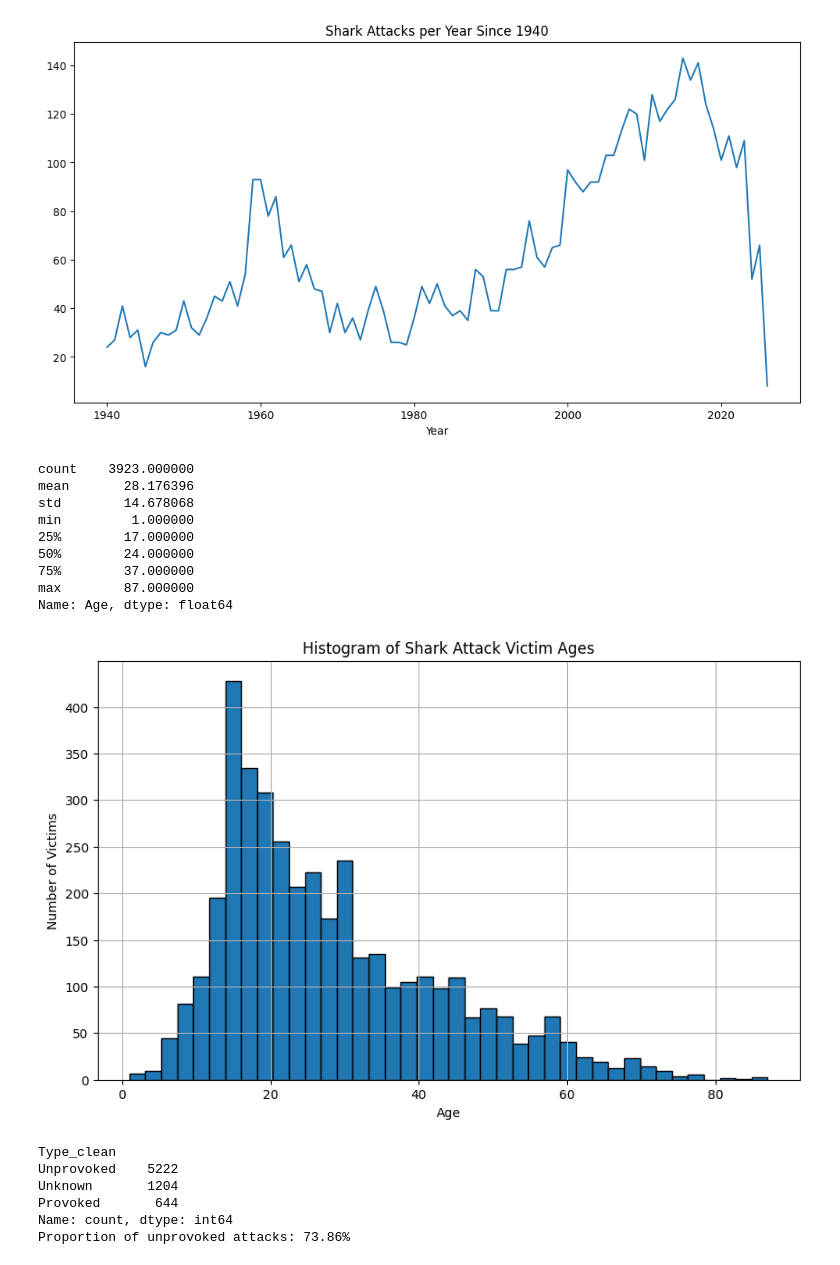
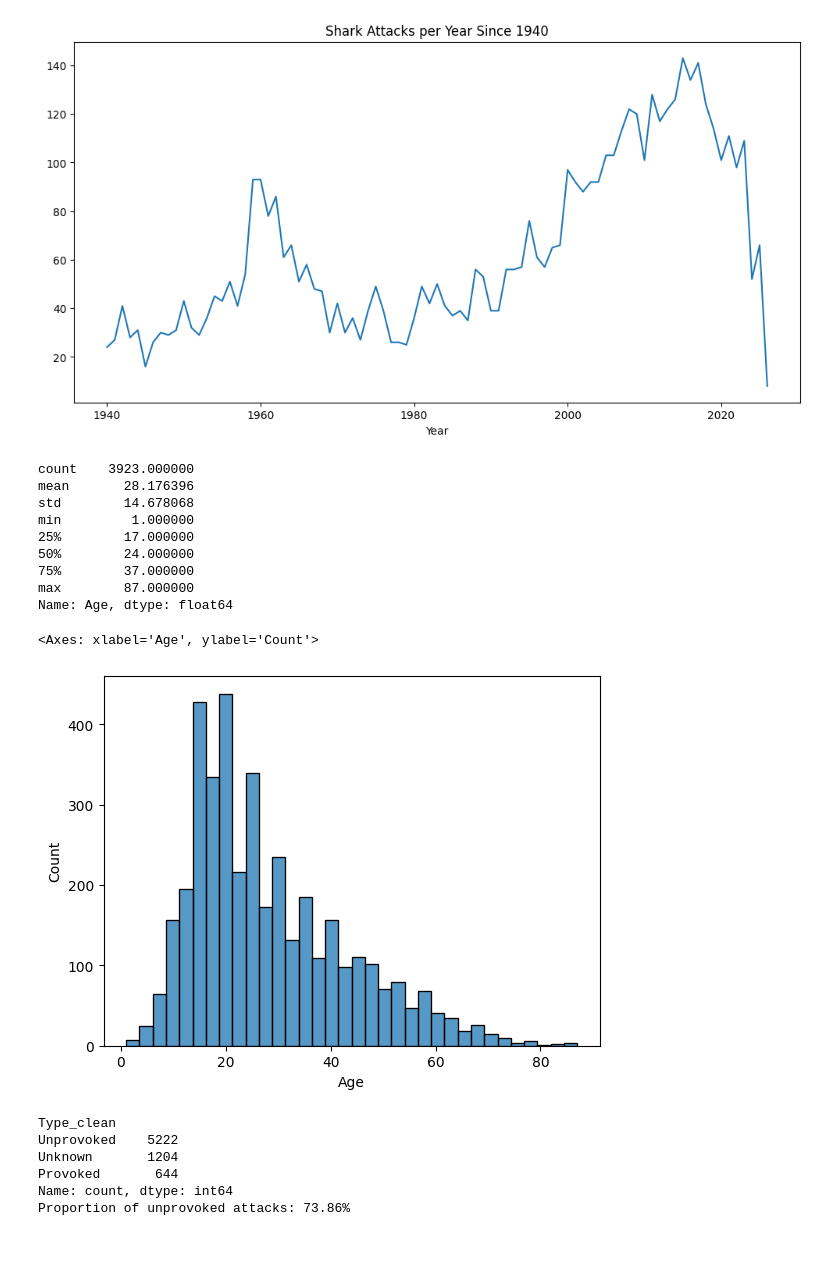
Before and after one commit to NickLarsonUVA/DS3001-programming, a Jupyter notebook: assignment/01_assignment_wrangling_and_eda.ipynb, the cells around one changed output. Drawn from its saved outputs; the diff is of its cells as text; code cells hidden in the pictures.

```diff
--- a/assignment/01_assignment_wrangling_and_eda.ipynb
+++ b/assignment/01_assignment_wrangling_and_eda.ipynb
@@ -179,29 +179,23 @@ Length: 87, dtype: int64
 # %%
 #Q2 - 5
 df['Age'].value_counts()
 #print("Missing Age values:", df['Age'].isna().sum()) #2995 missing age values
 df['Age'] = pd.to_numeric(df['Age'], errors='coerce')  # clean to numeric
 print(df['Age'].describe())  # see min, max, mean, quartiles
 
-import matplotlib.pyplot as plt #using matplot to make histogram
-
-plt.figure(figsize=(10,6))
-df['Age'].hist(bins=40, edgecolor='black') #sets bin size
-plt.title("Histogram of Shark Attack Victim Ages")
-plt.xlabel("Age")
-plt.ylabel("Number of Victims")
-plt.show()
+sns.histplot(df['Age'])
 # %% [output]
 count    3923.000000
 mean       28.176396
 std        14.678068
 min         1.000000
 25%        17.000000
 50%        24.000000
 75%        37.000000
 max        87.000000
 Name: Age, dtype: float64
+<Axes: xlabel='Age', ylabel='Count'>
-[figure, old version]
+[figure, new version]
 # %%
 #Q2 - 6
 df['Type'].value_counts() #shows lots of different types
```
Also changed, not shown: parts of 6 cells of this notebook.
